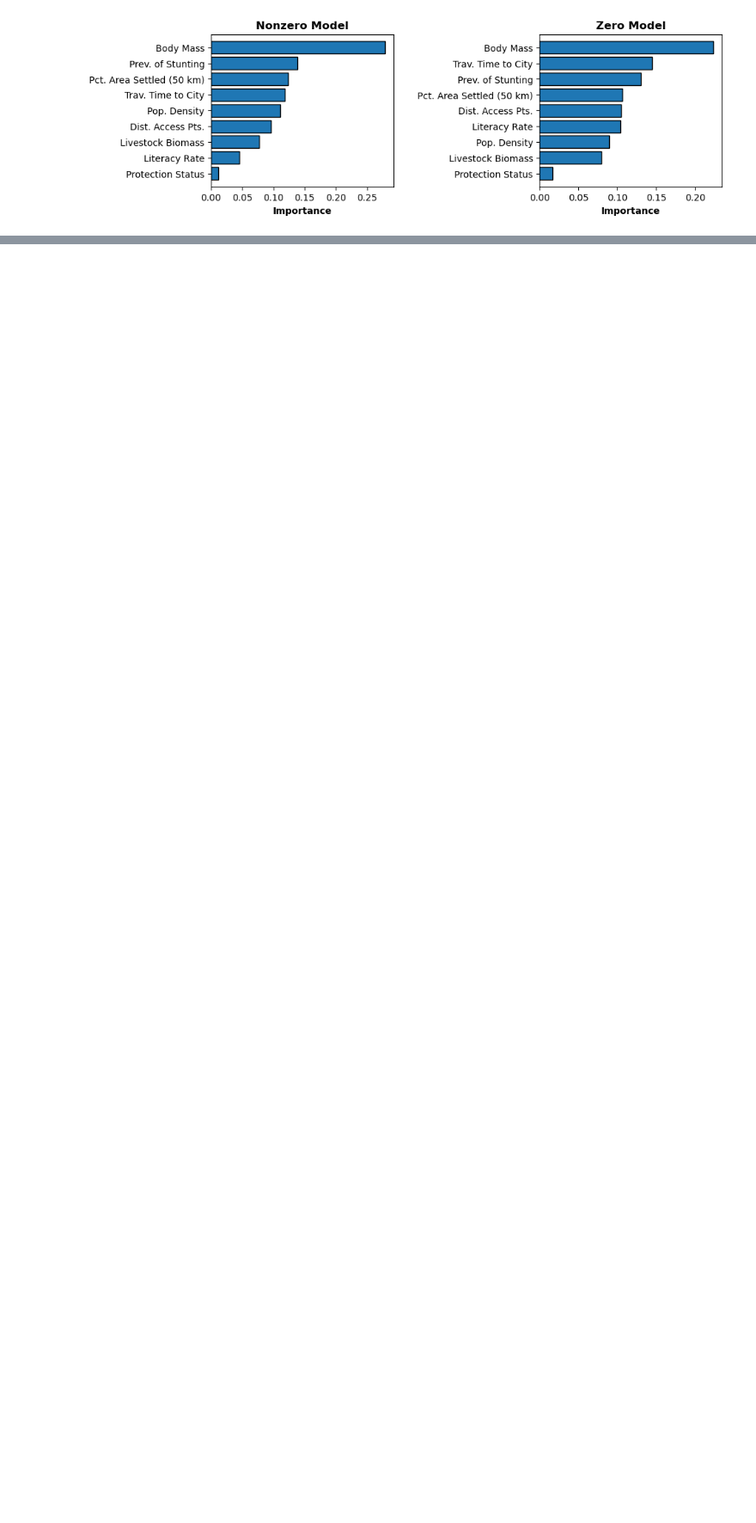
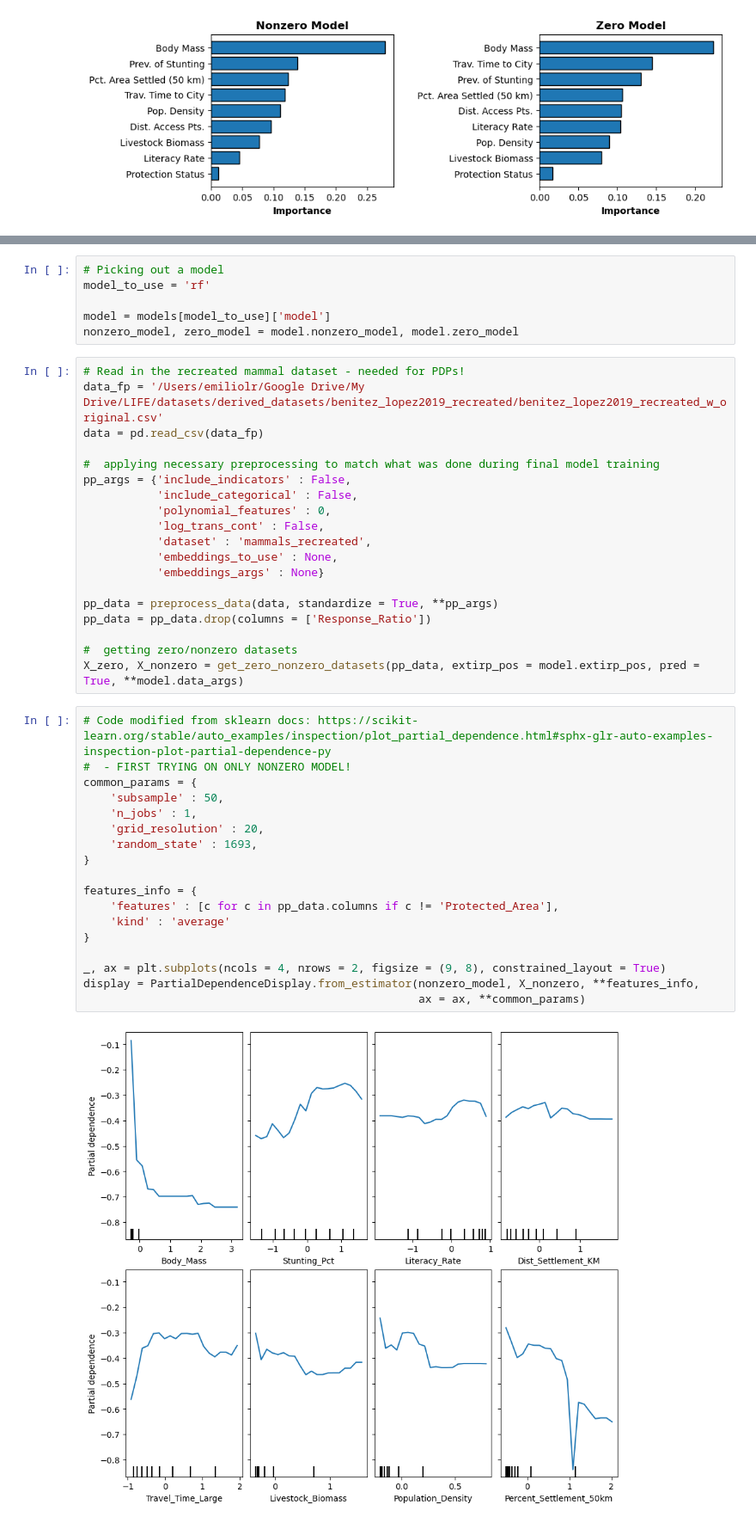
Before and after one commit to emiliolr/life-hunting, a Jupyter notebook: notebooks/final_model_exploration.ipynb, the cells around one changed output, grey strips where cells are left out. Shown: that part at 86% size. Saved outputs shown, nothing was run; the diff lists cells and outputs as text; blank space fills up the shorter version.

```diff
--- a/notebooks/final_model_exploration.ipynb
+++ b/notebooks/final_model_exploration.ipynb
@@ -119,0 +126,45 @@ plt.show()
+# %%
+# Picking out a model
+model_to_use = 'rf'
+
+model = models[model_to_use]['model']
+nonzero_model, zero_model = model.nonzero_model, model.zero_model
+# %%
+# Read in the recreated mammal dataset - needed for PDPs!
+data_fp = '/Users/emiliolr/Google Drive/My Drive/LIFE/datasets/derived_datasets/benitez_lopez2019_recreated/benitez_lopez2019_recreated_w_original.csv'
+data = pd.read_csv(data_fp)
+
+#  applying necessary preprocessing to match what was done during final model training
+pp_args = {'include_indicators' : False,
+           'include_categorical' : False,
+           'polynomial_features' : 0,
+           'log_trans_cont' : False,
+           'dataset' : 'mammals_recreated',
+           'embeddings_to_use' : None,
+           'embeddings_args' : None}
+
+pp_data = preprocess_data(data, standardize = True, **pp_args)
+pp_data = pp_data.drop(columns = ['Response_Ratio'])
+
+#  getting zero/nonzero datasets
+X_zero, X_nonzero = get_zero_nonzero_datasets(pp_data, extirp_pos = model.extirp_pos, pred = True, **model.data_args)
+# %%
+# Code modified from sklearn docs: https://scikit-learn.org/stable/auto_examples/inspection/plot_partial_dependence.html#sphx-glr-auto-examples-inspection-plot-partial-dependence-py
+#  - FIRST TRYING ON ONLY NONZERO MODEL!
+common_params = {
+    'subsample' : 50,
+    'n_jobs' : 1,
+    'grid_resolution' : 20,
+    'random_state' : 1693,
+}
+
+features_info = {
+    'features' : [c for c in pp_data.columns if c != 'Protected_Area'],
+    'kind' : 'average'
+}
+
+_, ax = plt.subplots(ncols = 4, nrows = 2, figsize = (9, 8), constrained_layout = True)
+display = PartialDependenceDisplay.from_estimator(nonzero_model, X_nonzero, **features_info,
+                                                  ax = ax, **common_params)
+# %% [output]
+[figure, added]
```
Also changed, not shown: parts of 2 cells of this notebook, 2 other files.
